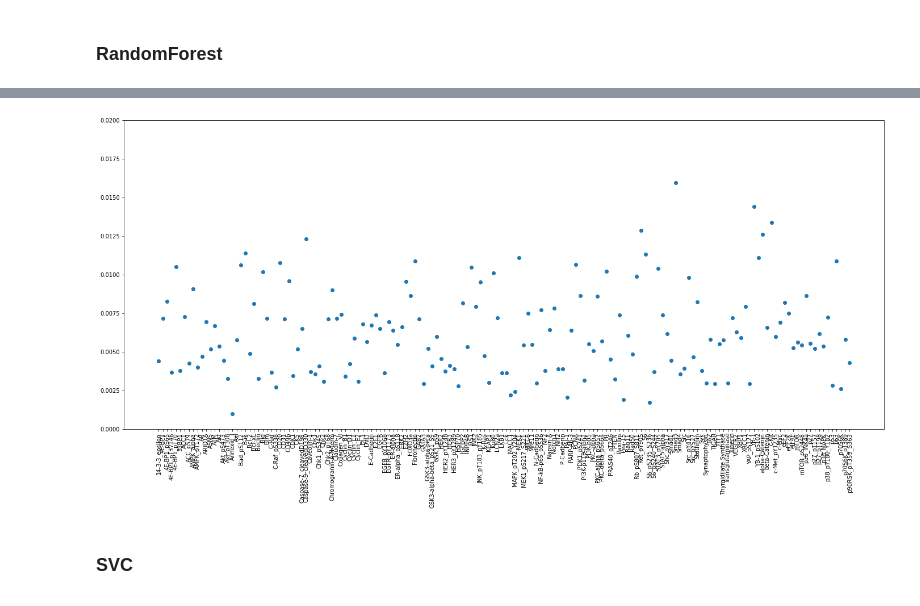
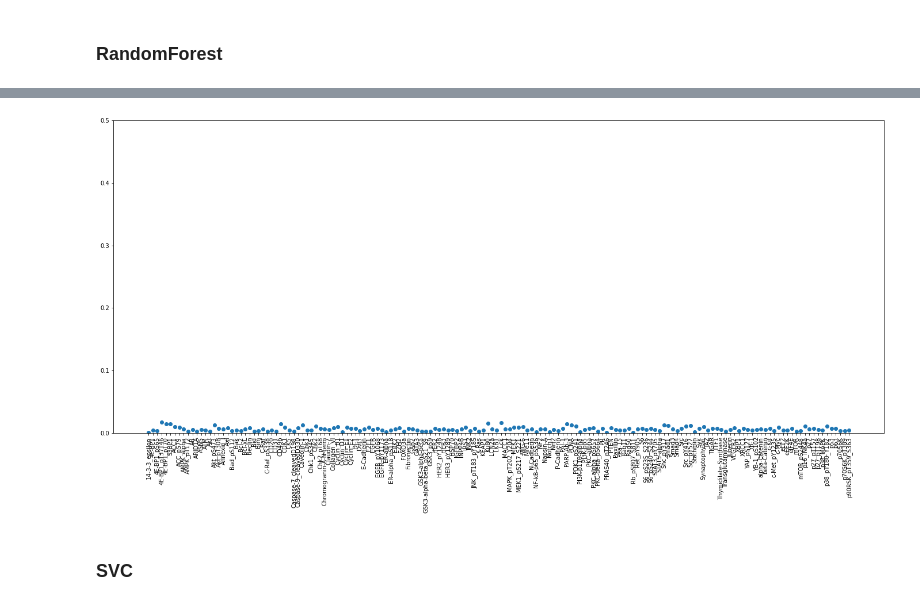
Before and after one commit to i-wallwork/Major-Project, a Jupyter notebook: Major-Project.ipynb, the cells around one changed output, grey strips where cells are left out. Cells and saved outputs as stored; diff of their text form; code cells hidden in the pictures.

```diff
--- a/Major-Project.ipynb
+++ b/Major-Project.ipynb
@@ -150,9 +163,9 @@ merged_df2
 # %%
 # input
-X = merged_df2.drop('pfi', axis=1)
+X = merged_df.drop('pfi', axis=1)
 print(X)
 # to predict
-y = merged_df2.pfi
+y = merged_df.pfi
 print(y)
 # %% [output]
        14-3-3_epsilon    4E-BP1  4E-BP1_pS65  4E-BP1_pT37T46  4E-BP1_pT70  \
@@ -187,2 +255,0 @@ M1 = LinearSVC()
-# %%
-M1.fit(X_train, y_train)
@@ -287,13 +337,13 @@ array([0.00439834, 0.00718185, 0.00825414, 0.00367008, 0.01050043,
 # %%
 fig, ax = plt.subplots()
 plt.plot(M1_2.feature_importances_, 'o')
 plt.xticks(range(X.shape[1]), X.columns, rotation=90)
-plt.ylim(0, 0.02)
+plt.ylim(0, 0.5)
 fig.show
 fig.set_size_inches(24, 10)
 fig.savefig('RPPA.png', bbox_inches='tight')
 # %% [output]
-[figure, old version]
+[figure, new version]
 # %% [markdown]
 ### SVC
 # %%
```
Also changed, not shown: parts of 104 cells of this notebook.
